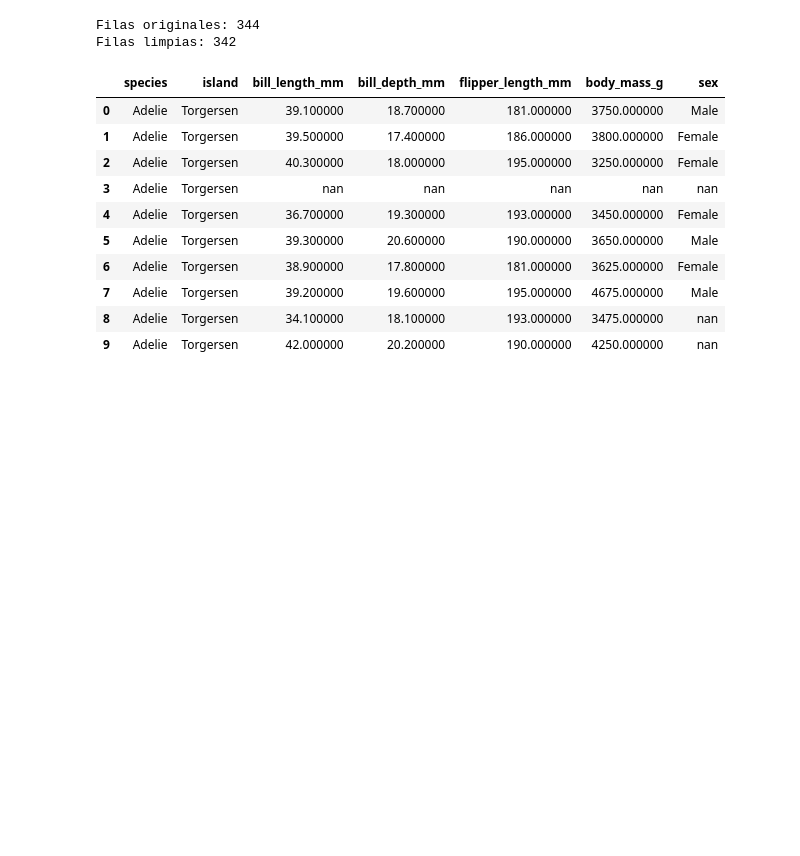
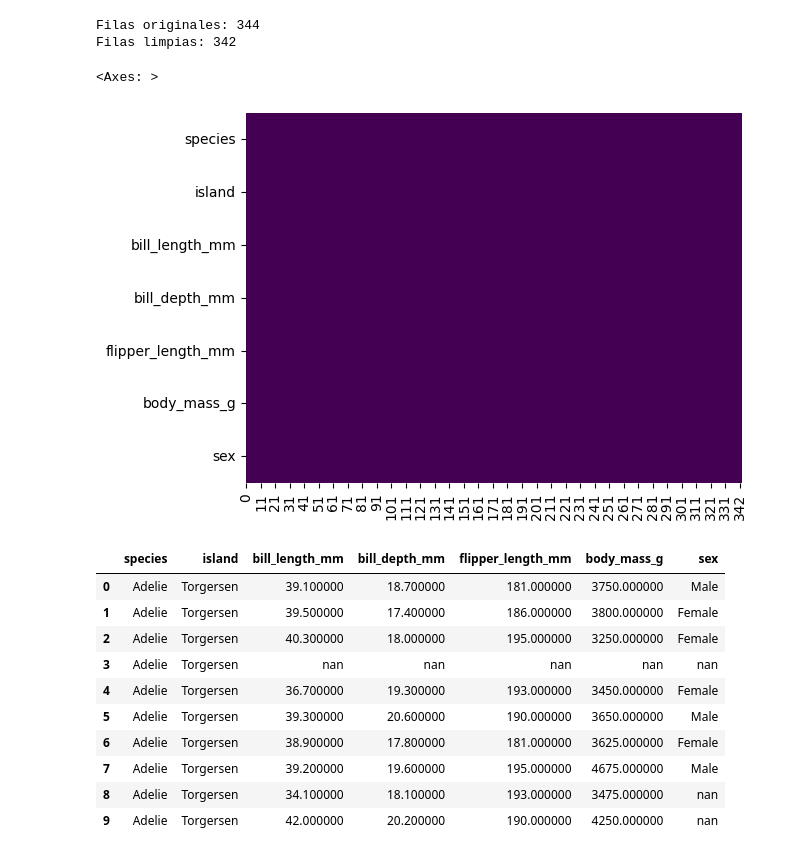
Before and after one commit to alvarohrv/data-analysis-py-sandbox, a Jupyter notebook: src/clase02_cursoPlatzi/01_demostraciones_llevar_a_teoria_o_centralizar.ipynb, the cells around one changed output. Drawn from its saved outputs; the diff is of its cells as text; code cells hidden in the pictures; blank space fills up the shorter version.

```diff
--- a/src/clase02_cursoPlatzi/01_demostraciones_llevar_a_teoria_o_centralizar.ipynb
+++ b/src/clase02_cursoPlatzi/01_demostraciones_llevar_a_teoria_o_centralizar.ipynb
@@ -123,6 +124,28 @@ print(f"Filas limpias: {len(data_clean)}")
 # %% [output]
 Filas originales: 344
 Filas limpias: 342
+# %%
+# Conocer que registros tienen valores nulos en el DataFrame segun un un mapa de calor
+(
+    data_clean
+    .isnull()
+    .transpose()
+    .pipe(
+        lambda df: (
+            sns.heatmap(
+                df,
+                cbar=False, # quitar barra de colores
+                cmap='viridis', # escala de colores
+                # yticklabels=True, # mostrar etiquetas en eje y
+
+            )
+        )
+    )
+
+)
+# %% [output]
+<Axes: >
+[figure, added]
 # %%
 # import pandas as pd
 # pandas permite ciertos estilos en la visualización de dataframes.
```
Also changed, not shown: parts of 3 cells of this notebook, 3 other files.
